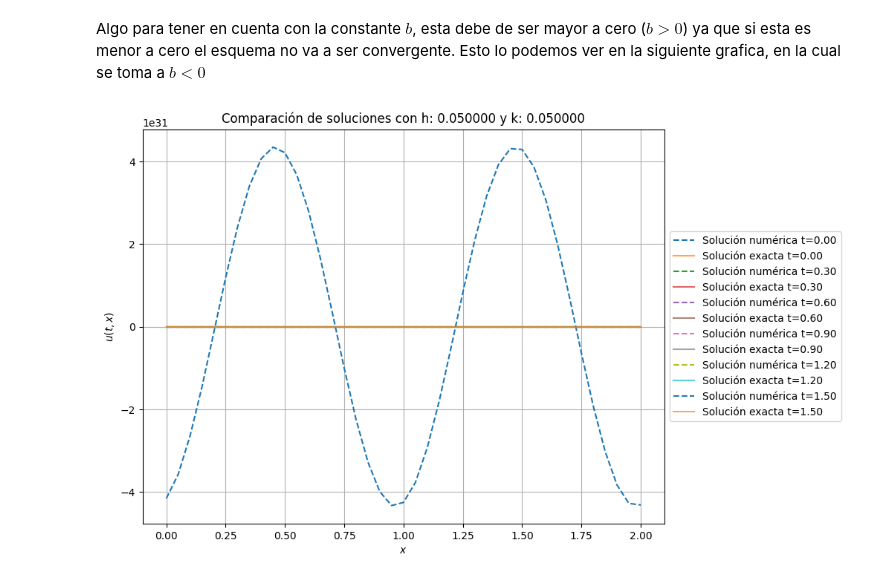
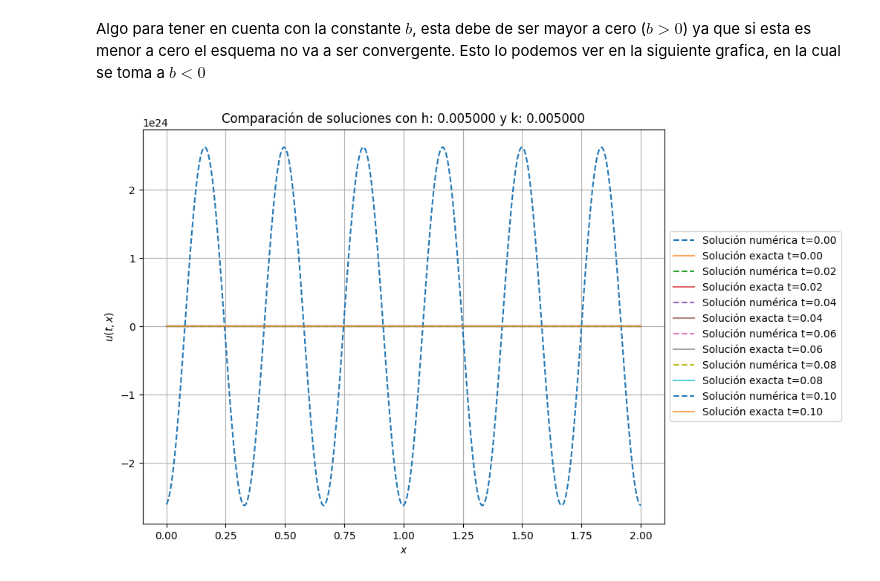
Before and after one commit to SamHuRo/solucion-numerica-de-EDP, a Jupyter notebook: Tareas/Tarea_03/tarea_02-Samuel_Huertas.ipynb, the cells around one changed output. Saved outputs shown, nothing was run; the diff lists cells and outputs as text; code cells hidden in the pictures.

```diff
--- a/Tareas/Tarea_03/tarea_02-Samuel_Huertas.ipynb
+++ b/Tareas/Tarea_03/tarea_02-Samuel_Huertas.ipynb
@@ -1413,14 +1427,14 @@ class Esquema(ABC):
 # Constantes del PVI
 l = 2  # noqa: E741
 T = 1.5
-alpha = -2
+alpha = 2
 beta = -3
 
-b = 1.5
+b = 1
 
 # Definición de las variables de discretización
-h = 1 / 20
-k = 1 / 20
+h = 1 / 100
+k = 1 / 1500
 # %%
 # Definición de la funciones a utilizar
 def solucion_exacta(t, x):
@@ -1610,16 +1630,16 @@ for i in tiempo:
         esquema[indice, :],
         label=f"Solución numérica t={i:.2f}",
         linestyle="--",
-        #color="black"
+        # color="black"
     )
     plt.plot(
         x,
         solucion_exacta(i, x),
         label=f"Solución exacta t={i:.2f}",
-        #color="red",
-        alpha= 0.7
+        # color="red",
+        alpha=0.7,
     )
-plt.legend(loc='center left', bbox_to_anchor=(1, 0.5))
+plt.legend(loc="center left", bbox_to_anchor=(1, 0.5))
 plt.tight_layout()
 plt.xlabel("$x$")
 plt.ylabel("$u(t,x)$")
@@ -1750,48 +1770,48 @@ Algo para tener en cuenta con la constante $b$, esta debe de ser mayor a cero ($
 l = 2  # noqa: E741
 T = 1.5
 alpha = 2
-beta = 1.3
+beta = -3
 
 b = -1.2
 
 # Definición de las variables de discretización
-h = 1 / 20
-k = 1 / 20
+h = 1 / 200
+k = 1 / 200
 
 esquema = EsquemaCrankNicolson(
     valor_h=h,
     valor_k=k,
     condiciones_iniciales=u0,
 ).calcular_esquema()
 
 x = np.arange(0, l + h, h)
-tiempo = np.linspace(0, T, 6)
+tiempo = np.linspace(0, 0.1, 6)
 
 plt.figure(figsize=(10, 6))
 
 for i in tiempo:
     indice = int(np.round(i / k))
 
     plt.plot(
         x,
         esquema[indice, :],
         label=f"Solución numérica t={i:.2f}",
         linestyle="--",
-        #color="black"
+        # color="black"
     )
     plt.plot(
         x,
         solucion_exacta(i, x),
         label=f"Solución exacta t={i:.2f}",
-        #color="red",
-        alpha= 0.7
+        # color="red",
+        alpha=0.7,
     )
-plt.legend(loc='center left', bbox_to_anchor=(1, 0.5))
+plt.legend(loc="center left", bbox_to_anchor=(1, 0.5))
 plt.tight_layout()
 plt.xlabel("$x$")
 plt.ylabel("$u(t,x)$")
 plt.title(f"Comparación de soluciones con h: {h:.6f} y k: {k:.6f}")
 plt.grid()
 plt.show()
 # %% [output]
-[figure, old version]
+[figure, new version]
```
Also changed, not shown: parts of 11 cells of this notebook.
